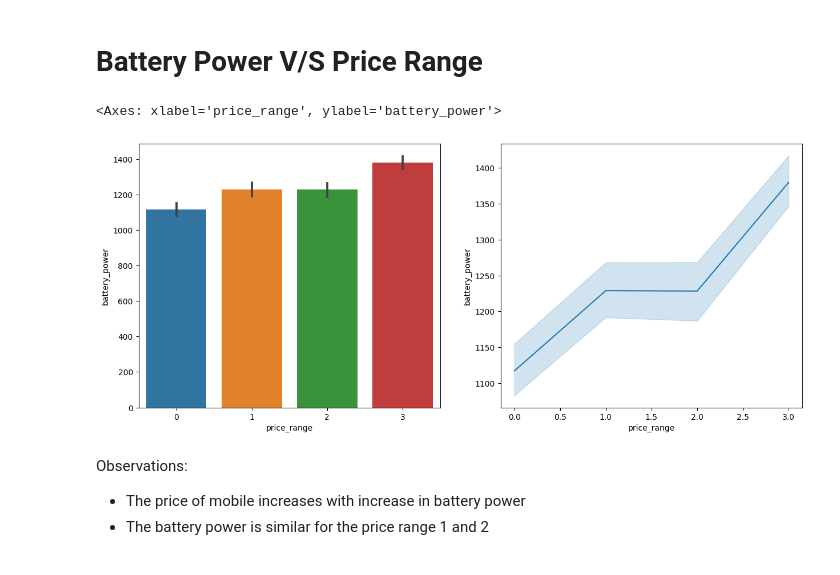
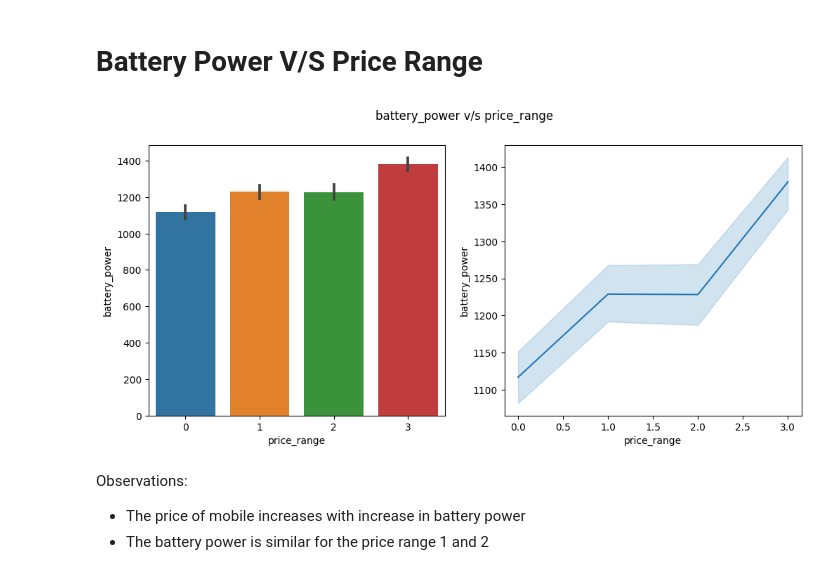
Before and after one commit to Vishal-Pattar/Mobile-Price, a Jupyter notebook: mpp1.ipynb, the cells around one changed output. Drawn from its saved outputs; the diff is of its cells as text; code cells hidden in the pictures.

```diff
--- a/mpp1.ipynb
+++ b/mpp1.ipynb
@@ -55,15 +108,19 @@ These factors most influence the price range of mobile
 2) px_height
 3) px_width
 4) ram
+# %%
+def plot_relation_with_target(x,y):
+    fig, ax = plt.subplots(1,2,figsize=(12,5))
+    fig.suptitle(y + " v/s " + x)
+    sns.barplot(data=train, x=x, y=y, ax=ax[0])
+    sns.lineplot(data=train, x=x, y=y, ax=ax[1])
+    plt.show()
 # %% [markdown]
 # Battery Power V/S Price Range
-# %%
-fig, ax = plt.subplots(1,2,figsize=(15,6))
-sns.barplot(data=train, x='price_range', y='battery_power', ax=ax[0])
-sns.lineplot(data=train, x='price_range', y='battery_power', ax=ax[1])
-# %% [output]
-<Axes: xlabel='price_range', ylabel='battery_power'>
-[figure, removed]
+# %%
+plot_relation_with_target('price_range','battery_power')
+# %% [output]
+[figure, added]
 # %% [markdown]
 Observations:
 - The price of mobile increases with increase in battery power
```
Also changed, not shown: parts of 10 cells of this notebook, 1 other file.
